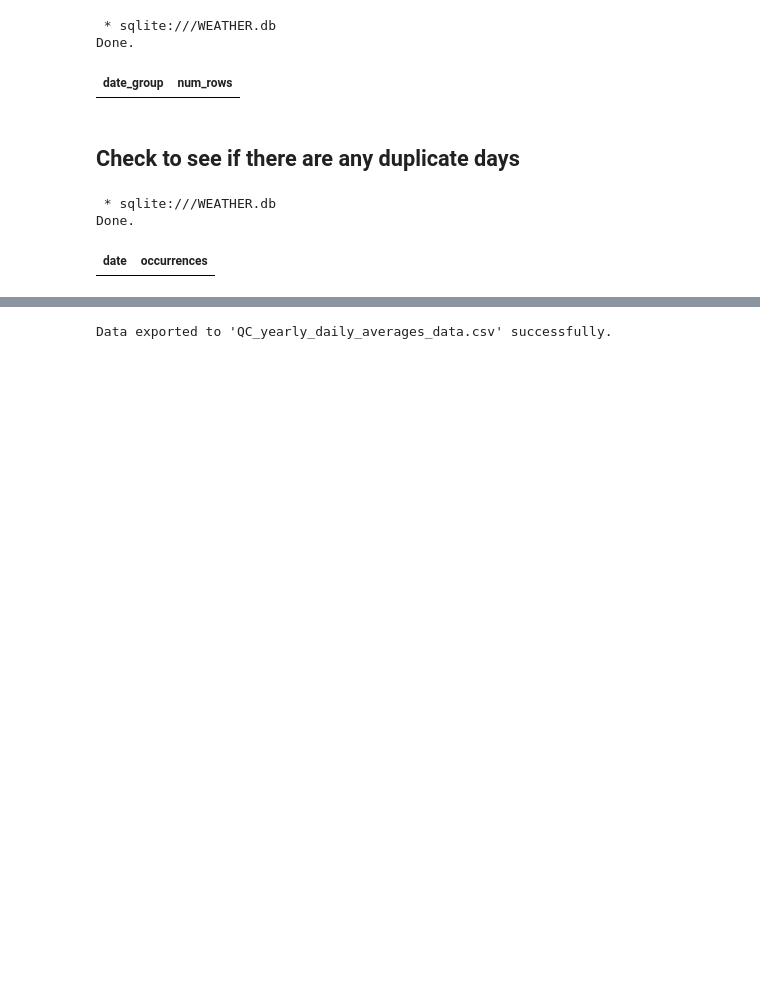
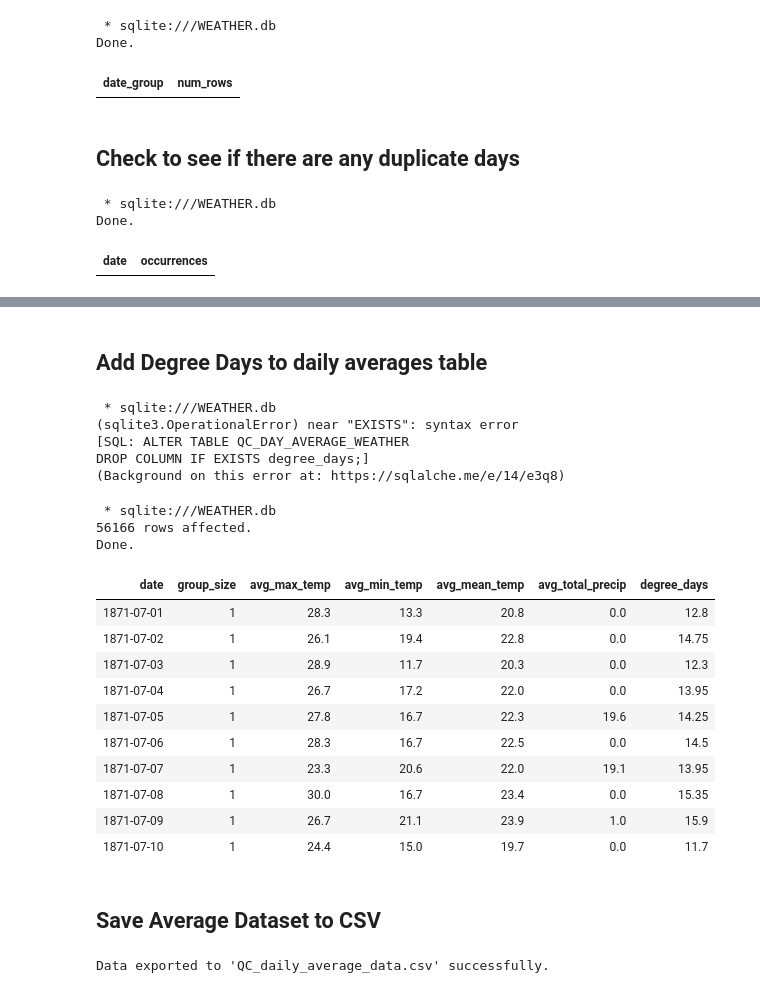
Before and after one commit to maggie-projects-23/Spruce_Budworm_Weather_Data, a Jupyter notebook: SpruceBudworm_weather.ipynb, the cells around one changed output, grey strips where cells are left out. Saved outputs shown, nothing was run; the diff lists cells and outputs as text; code cells hidden in the pictures; blank space fills up the shorter version.

```diff
--- a/SpruceBudworm_weather.ipynb
+++ b/SpruceBudworm_weather.ipynb
@@ -145,9 +230,51 @@ Done.
-# %%
-query = "SELECT * FROM QC_YEARLY_DAY_AVERAGES_WEATHER"
-data_frame = pd.read_sql(query, con)
-
-csv_file_name = 'QC_yearly_daily_averages_data.csv'
-data_frame.to_csv(csv_file_name, index=False)
-print(f"Data exported to '{csv_file_name}' successfully.")
-# %% [output]
-Data exported to 'QC_yearly_daily_averages_data.csv' successfully.
+# %% [markdown]
+## Add Degree Days to daily averages table
+# %%
+%%sql
+ALTER TABLE QC_DAY_AVERAGE_WEATHER ADD COLUMN degree_days REAL;
+# %% [output]
+ * sqlite:///WEATHER.db
+(sqlite3.OperationalError) near "EXISTS": syntax error
+[SQL: ALTER TABLE QC_DAY_AVERAGE_WEATHER
+DROP COLUMN IF EXISTS degree_days;]
+(Background on this error at: https://sqlalche.me/e/14/e3q8)
+# %%
+%%sql
+
+UPDATE QC_DAY_AVERAGE_WEATHER
+SET degree_days = ROUND(((avg_max_temp + avg_min_temp)/2)-8, 2);
+
+SELECT * FROM QC_DAY_AVERAGE_WEATHER LIMIT 10
+# %% [output]
+ * sqlite:///WEATHER.db
+56166 rows affected.
+Done.
+| date | group_size | avg_max_temp | avg_min_temp | avg_mean_temp | avg_total_precip | degree_days |
+| 1871-07-01 | 1 | 28.3 | 13.3 | 20.8 | 0.0 | 12.8 |
+| 1871-07-02 | 1 | 26.1 | 19.4 | 22.8 | 0.0 | 14.75 |
+| 1871-07-03 | 1 | 28.9 | 11.7 | 20.3 | 0.0 | 12.3 |
+| 1871-07-04 | 1 | 26.7 | 17.2 | 22.0 | 0.0 | 13.95 |
+| 1871-07-05 | 1 | 27.8 | 16.7 | 22.3 | 19.6 | 14.25 |
+| 1871-07-06 | 1 | 28.3 | 16.7 | 22.5 | 0.0 | 14.5 |
+| 1871-07-07 | 1 | 23.3 | 20.6 | 22.0 | 19.1 | 13.95 |
+| 1871-07-08 | 1 | 30.0 | 16.7 | 23.4 | 0.0 | 15.35 |
+| 1871-07-09 | 1 | 26.7 | 21.1 | 23.9 | 1.0 | 15.9 |
+| 1871-07-10 | 1 | 24.4 | 15.0 | 19.7 | 0.0 | 11.7 |
+# %% [markdown]
+## Save Average Dataset to CSV
+# %%
+query1 = "SELECT * FROM QC_DAY_AVERAGE_WEATHER"
+data_frame1 = pd.read_sql(query1, con)
+
+csv_file_name1 = 'QC_daily_average_data.csv'
+data_frame1.to_csv(csv_file_name1, index=False)
+print(f"Data exported to '{csv_file_name1}' successfully.")
+
+# query2 = "SELECT * FROM QC_YEARLY_DAY_AVERAGES_WEATHER"
+# data_frame2 = pd.read_sql(query2, con)
+
+# csv_file_name2 = 'QC_yearly_daily_averages_data.csv'
+# data_frame2.to_csv(csv_file_name2, index=False)
+# print(f"Data exported to '{csv_file_name2}' successfully.")
+# %% [output]
+Data exported to 'QC_daily_average_data.csv' successfully.
```
Also changed, not shown: parts of 6 cells of this notebook.
